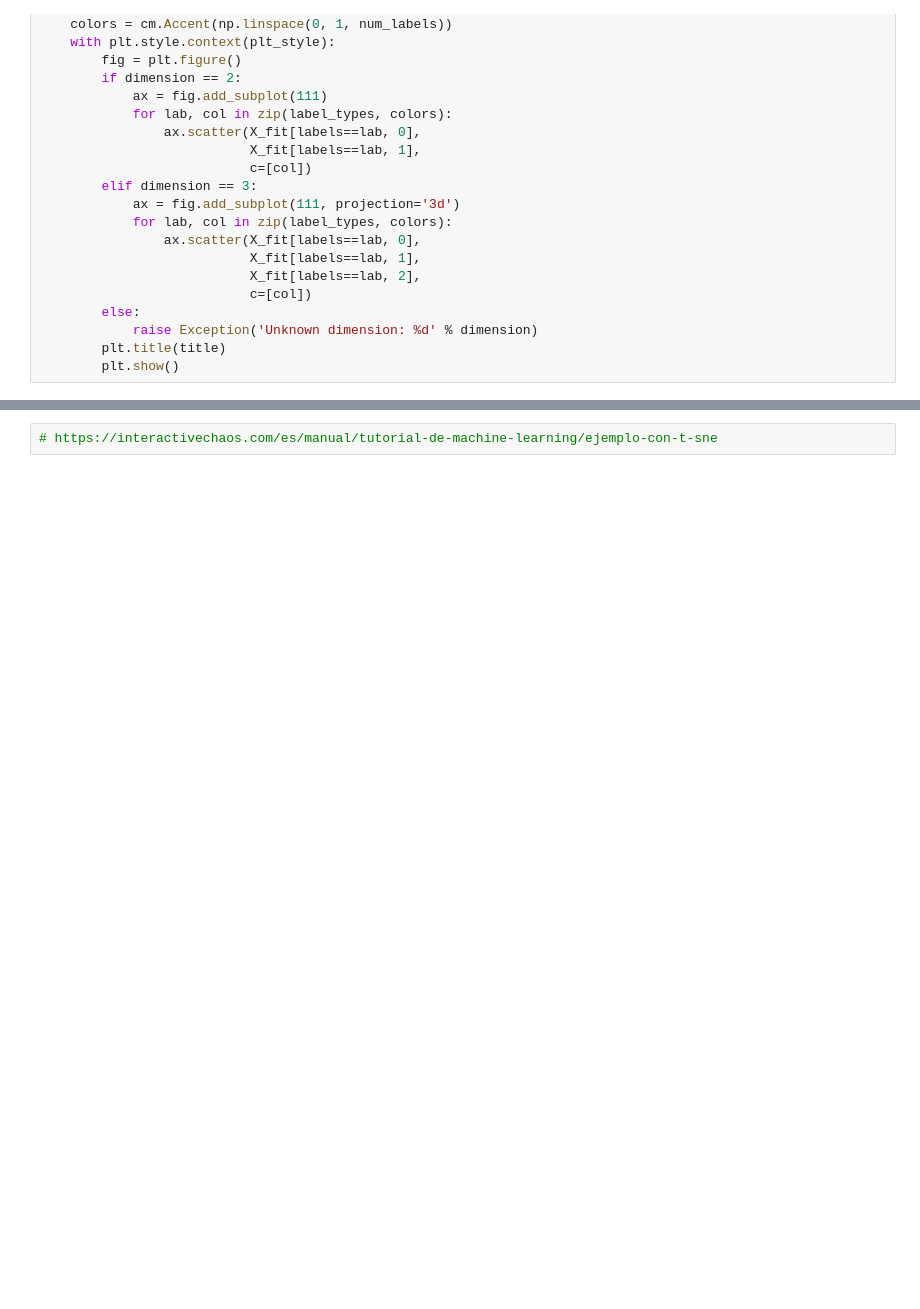
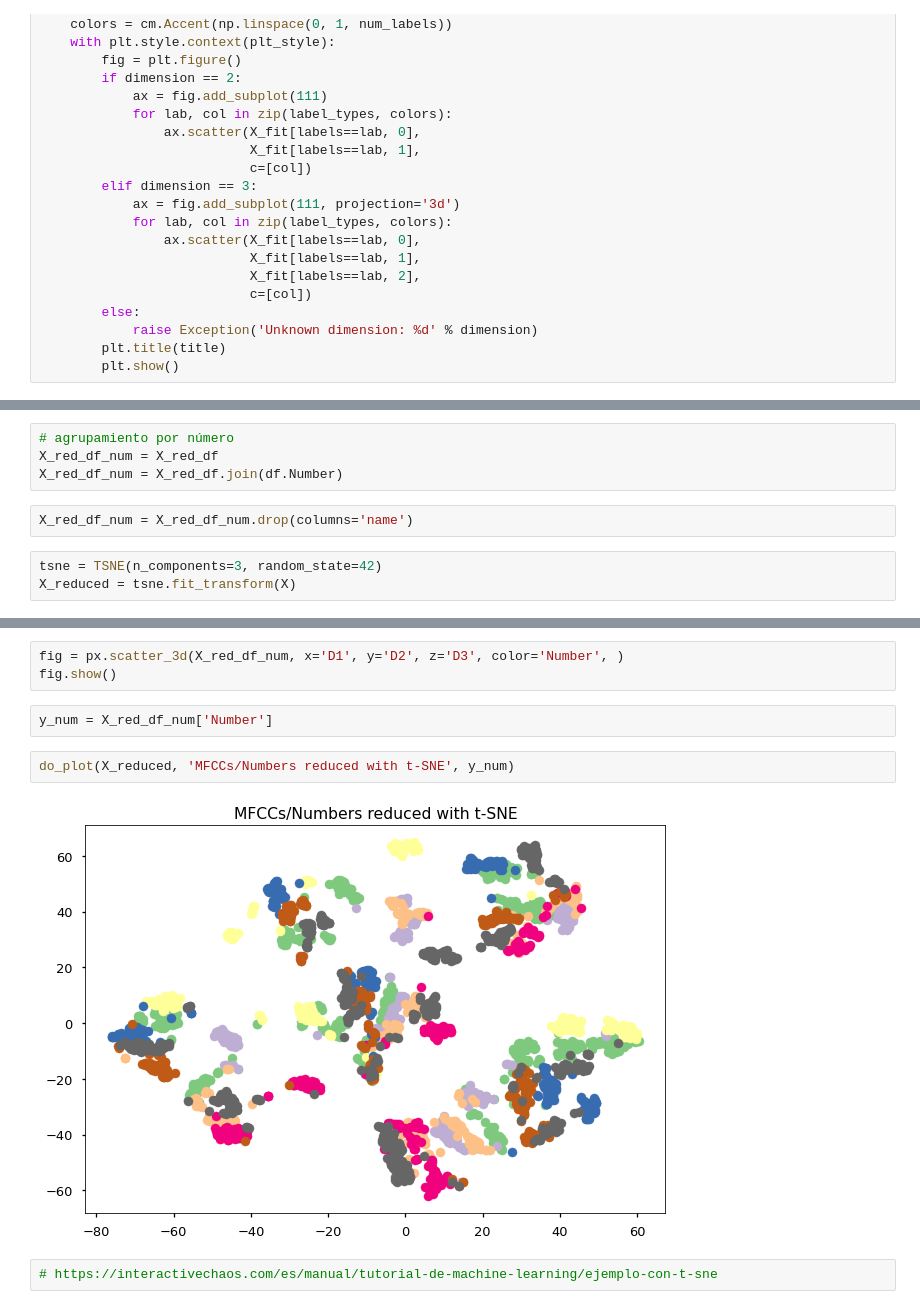
Before and after one commit to victorbeltranjimenez/PR-Final, a Jupyter notebook: Visualizacion.ipynb, the cells around one changed output, grey strips where cells are left out. Saved outputs shown, nothing was run; the diff lists cells and outputs as text; blank space fills up the shorter version.

```diff
--- a/Visualizacion.ipynb
+++ b/Visualizacion.ipynb
@@ -149,0 +134,9 @@ plt.show()
+# %%
+# agrupamiento por número
+X_red_df_num = X_red_df
+X_red_df_num = X_red_df.join(df.Number)
+# %%
+X_red_df_num = X_red_df_num.drop(columns='name')
+# %%
+tsne = TSNE(n_components=3, random_state=42)
+X_reduced = tsne.fit_transform(X)
@@ -150,2 +157,11 @@ plt.show()
+# %%
+fig = px.scatter_3d(X_red_df_num, x='D1', y='D2', z='D3', color='Number', )
+fig.show()
+# %%
+y_num = X_red_df_num['Number']
+# %%
+do_plot(X_reduced, 'MFCCs/Numbers reduced with t-SNE', y_num)
+# %% [output]
+[figure, added]
 # %%
 # https://interactivechaos.com/es/manual/tutorial-de-machine-learning/ejemplo-con-t-sne
```
Also changed, not shown: parts of 14 cells of this notebook, 7 other files.
